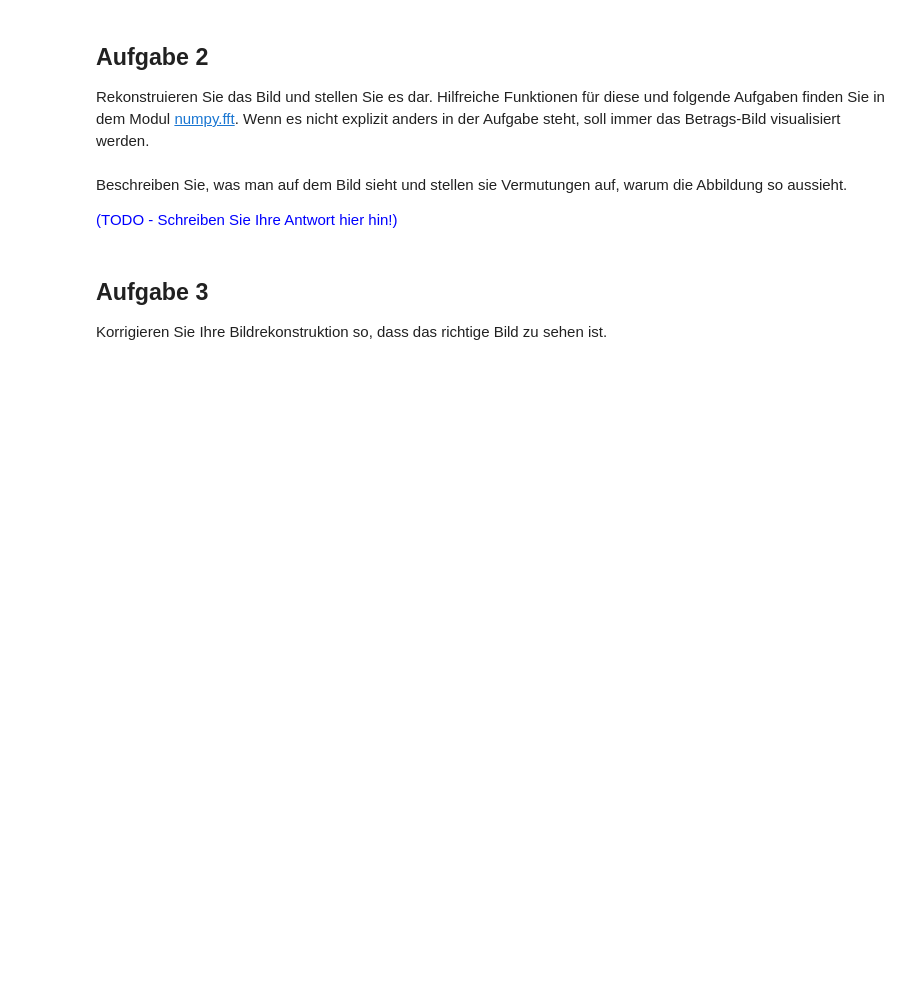
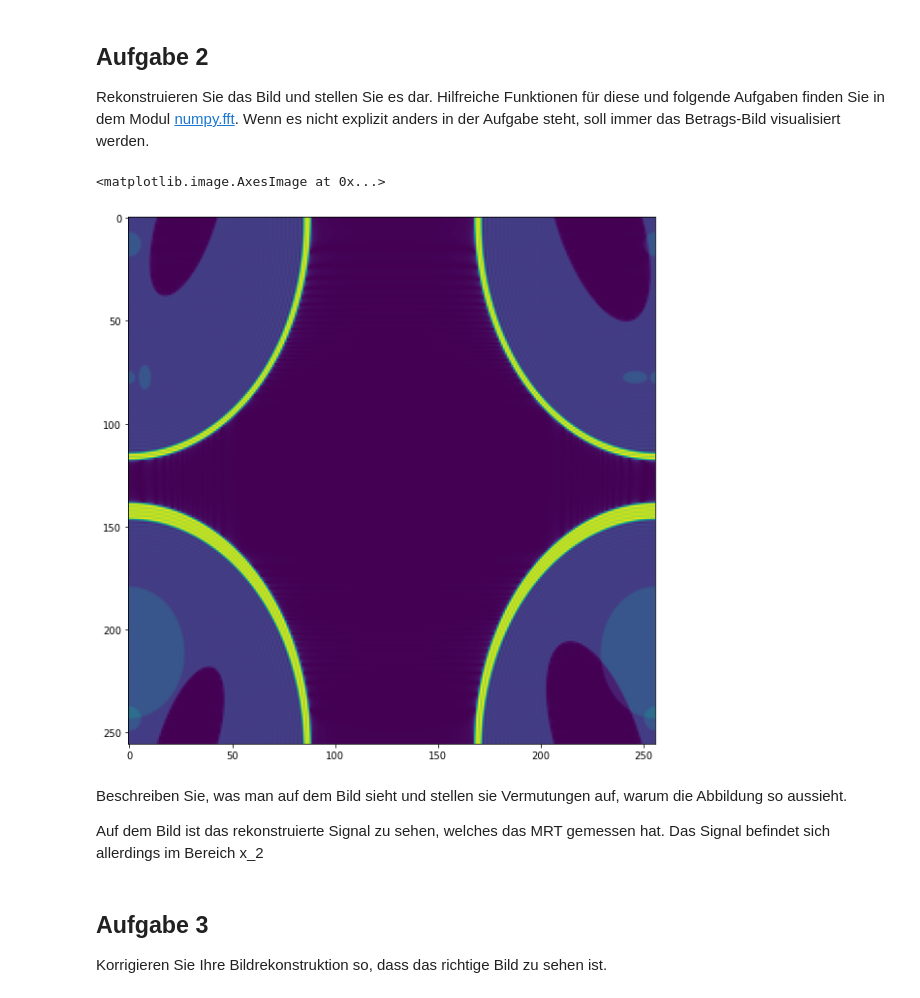
Before and after one commit to DaveMichaelson/Magnetresonanzbildgebung, a Jupyter notebook: aufgabe2/02.ipynb, the cells around one changed output. Saved outputs shown, nothing was run; the diff lists cells and outputs as text; code cells hidden in the pictures; blank space fills up the shorter version.

```diff
--- a/aufgabe2/02.ipynb
+++ b/aufgabe2/02.ipynb
@@ -53,7 +47,15 @@ Rekonstruieren Sie das Bild und stellen Sie es dar. Hilfreiche Funktionen für d
+# %%
+# Reko durch ifft
+reco = np.fft.ifft2(kspace)
+abs_reco = np.abs(reco)
+plt.imshow(abs_reco)
+# %% [output]
+<matplotlib.image.AxesImage at 0x...>
+[figure, added]
 # %% [markdown]
 Beschreiben Sie, was man auf dem Bild sieht und stellen sie Vermutungen auf, warum die Abbildung so aussieht.
 
-<span style="color:blue">(TODO - Schreiben Sie Ihre Antwort hier hin!) </span>
+Auf dem Bild ist das rekonstruierte Signal zu sehen, welches das MRT gemessen hat. Das Signal befindet sich allerdings im Bereich x_2
 # %% [markdown]
 ## Aufgabe 3
 
```
Also changed, not shown: parts of 12 cells of this notebook.
